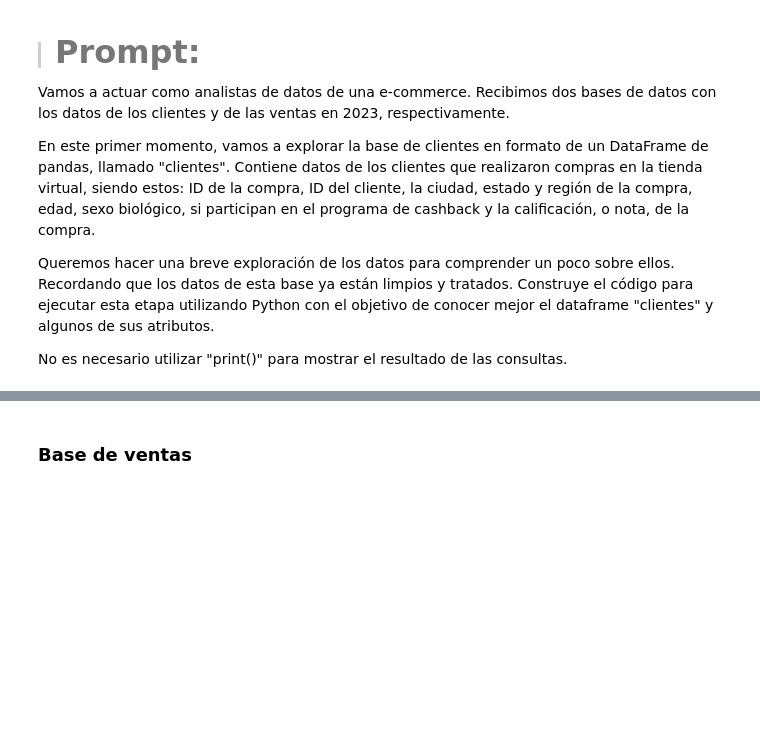
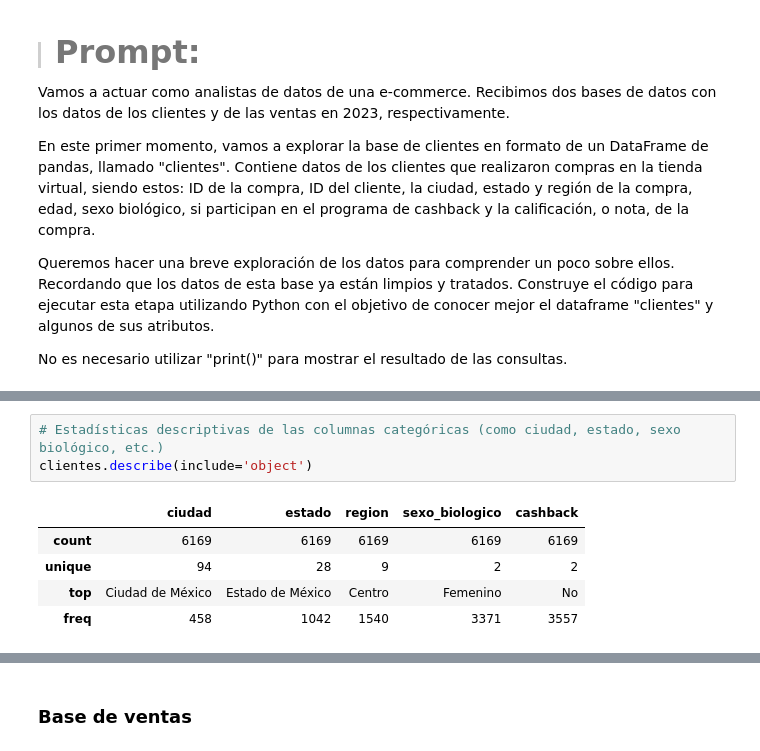
Before and after one commit to leriverah/IA-Aplicada-Ciencia-de-datos, a Jupyter notebook: IA_aplicada_a_ciencia_de_datos.ipynb, the cells around one changed output, grey strips where cells are left out. Cells and saved outputs as stored; diff of their text form; blank space fills up the shorter version.

```diff
--- a/IA_aplicada_a_ciencia_de_datos.ipynb
+++ b/IA_aplicada_a_ciencia_de_datos.ipynb
@@ -91,0 +138,9 @@ No es necesario utilizar "print()" para mostrar el resultado de las consultas.
+# %%
+# Estadísticas descriptivas de las columnas categóricas (como ciudad, estado, sexo biológico, etc.)
+clientes.describe(include='object')
+# %% [output]
+|  | ciudad | estado | region | sexo_biologico | cashback |
+| count | 6169 | 6169 | 6169 | 6169 | 6169 |
+| unique | 94 | 28 | 9 | 2 | 2 |
+| top | Ciudad de México | Estado de México | Centro | Femenino | No |
+| freq | 458 | 1042 | 1540 | 3371 | 3557 |
```
Also changed, not shown: parts of 13 cells of this notebook.
